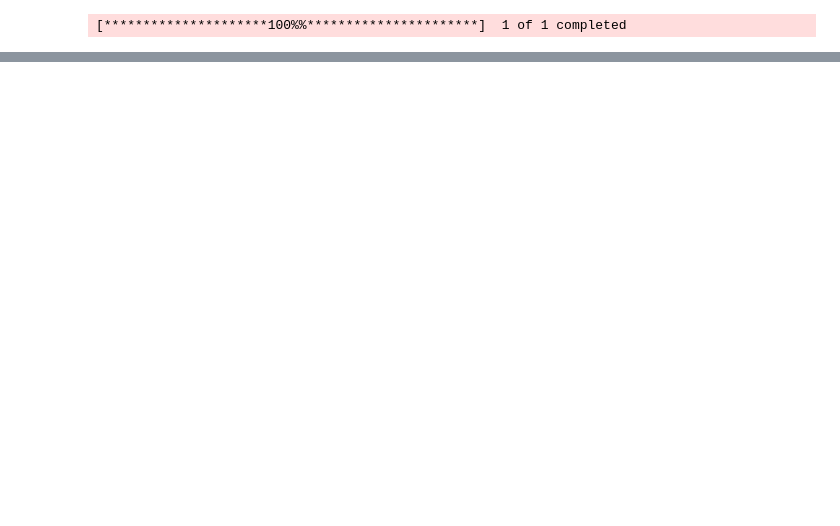
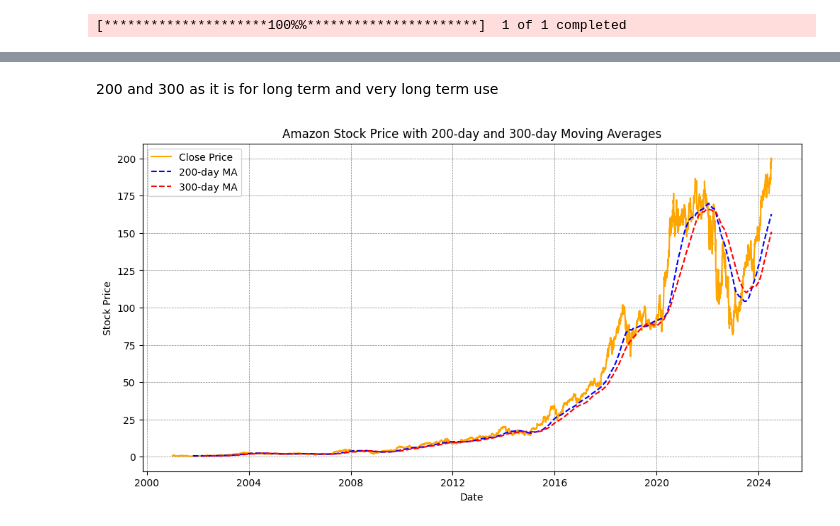
Before and after one commit to HanaMeah/DataStockFinalProject, a Jupyter notebook: DataScienceProject.ipynb, the cells around one changed output, grey strips where cells are left out. Drawn from its saved outputs; the diff is of its cells as text; code cells hidden in the pictures; blank space fills up the shorter version.

```diff
--- a/DataScienceProject.ipynb
+++ b/DataScienceProject.ipynb
@@ -102,3 +106,25 @@ df
+# %% [markdown]
+200 and 300 as it is for long term and very long term use
+# %%
+# Calculate the 200-day and 300-day moving averages
+df['MA_200'] = df['Close'].rolling(window=200).mean()  # 200-day Moving Average
+df['MA_300'] = df['Close'].rolling(window=300).mean()  # 300-day Moving Average
+
+# Plotting the closing price and moving averages
+plt.figure(figsize=(12, 6))
+plt.plot(df["Date"], df["Close"], label='Close Price', color='orange')
+plt.plot(df["Date"], df['MA_200'], label='200-day MA', linestyle='--', color='b')
+plt.plot(df["Date"], df['MA_300'], label='300-day MA', linestyle='--', color='r')
+plt.title("Amazon Stock Price with 200-day and 300-day Moving Averages")
+plt.xlabel("Date")
+plt.ylabel("Stock Price")
+plt.grid(True, which='both', linestyle='--', linewidth=0.5, color='gray')
+plt.gca().set_facecolor('white')
+plt.gcf().set_facecolor('white')
+plt.legend()
+plt.show()
+# %% [output]
+[figure, added]
 # %%
 # Building the LSTM model
 
```
Also changed, not shown: parts of 16 cells of this notebook.
